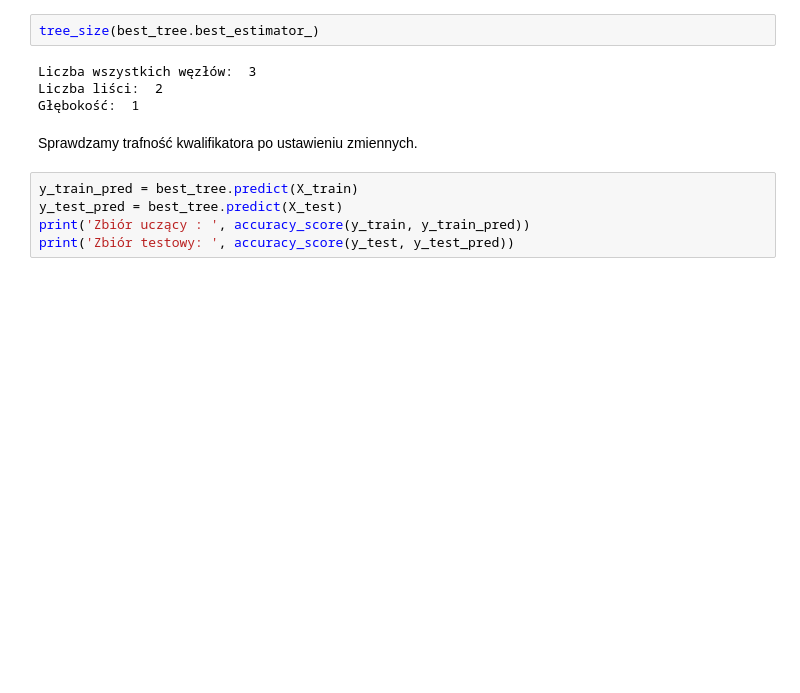
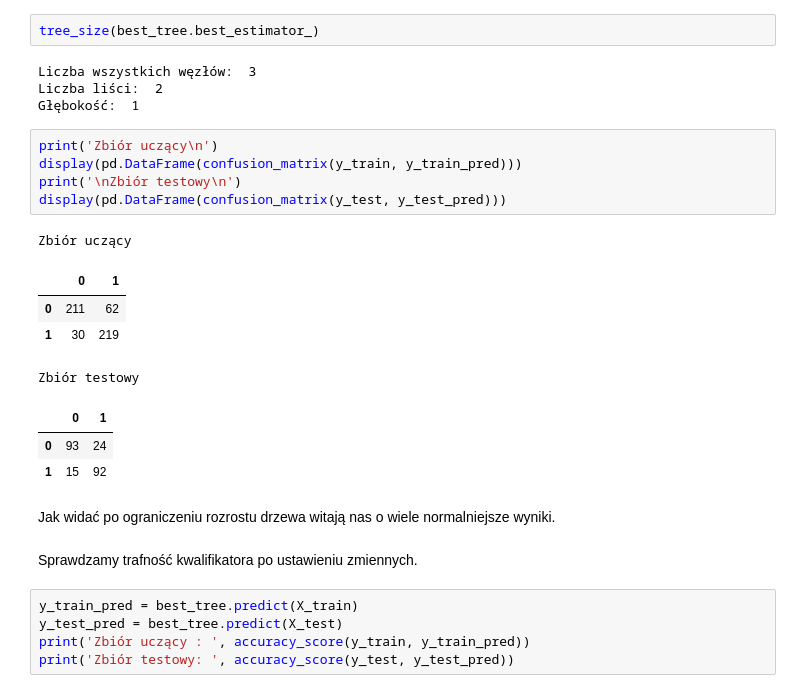
Before and after one commit to janluk00/heart-disease-predicting-models, a Jupyter notebook: models.ipynb, the cells around one changed output. Drawn from its saved outputs; the diff is of its cells as text; blank space fills up the shorter version.

```diff
--- a/models.ipynb
+++ b/models.ipynb
@@ -473,6 +473,22 @@ tree_size(best_tree.best_estimator_)
 Liczba wszystkich węzłów:  3
 Liczba liści:  2
 Głębokość:  1
+# %%
+print('Zbiór uczący\n')
+display(pd.DataFrame(confusion_matrix(y_train, y_train_pred)))
+print('\nZbiór testowy\n')
+display(pd.DataFrame(confusion_matrix(y_test, y_test_pred)))
+# %% [output]
+Zbiór uczący
+|  | 0 | 1 |
+| 0 | 211 | 62 |
+| 1 | 30 | 219 |
+Zbiór testowy
+|  | 0 | 1 |
+| 0 | 93 | 24 |
+| 1 | 15 | 92 |
+# %% [markdown]
+Jak widać po ograniczeniu rozrostu drzewa witają nas o wiele normalniejsze wyniki.
 # %% [markdown]
 Sprawdzamy trafność kwalifikatora po ustawieniu zmiennych.
 # %%
```
